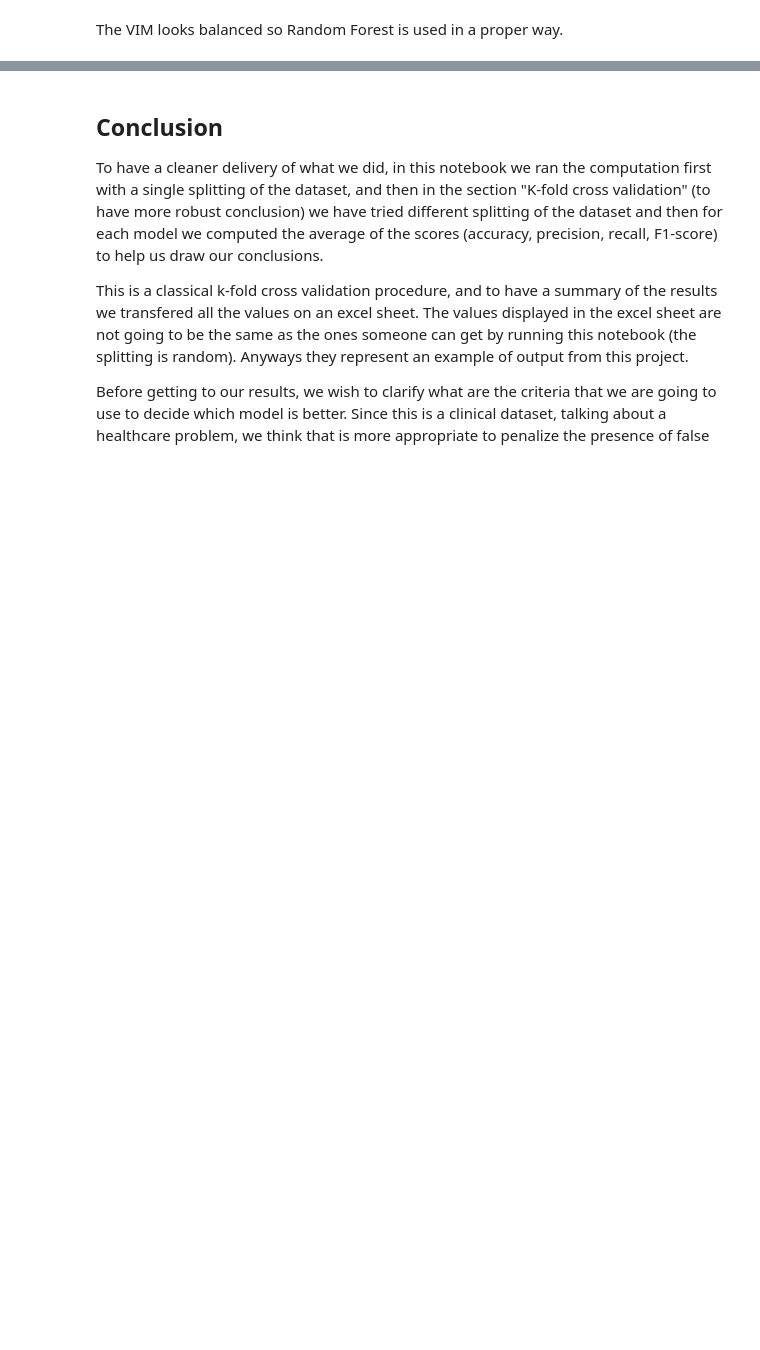
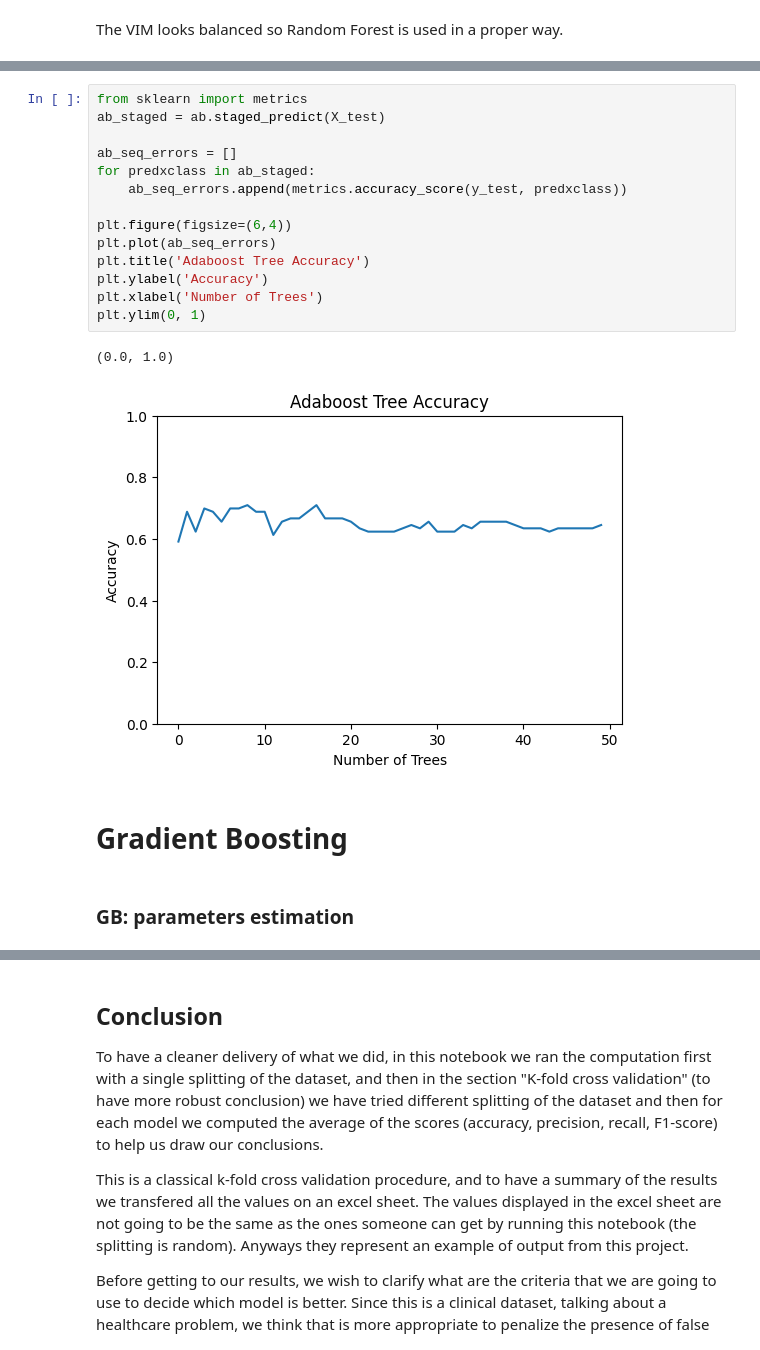
Before and after one commit to gabpedroni/SAheart-dataset-classification, a Jupyter notebook: projet1_Pedroni_Turchi.ipynb, the cells around one changed output, grey strips where cells are left out. Cells and saved outputs as stored; diff of their text form; blank space fills up the shorter version.

```diff
--- a/projet1_Pedroni_Turchi.ipynb
+++ b/projet1_Pedroni_Turchi.ipynb
@@ -608,0 +570,21 @@ The VIM looks balanced so Random Forest is used in a proper way.
+# %%
+from sklearn import metrics
+ab_staged = ab.staged_predict(X_test)
+
+ab_seq_errors = []
+for predxclass in ab_staged:
+    ab_seq_errors.append(metrics.accuracy_score(y_test, predxclass))
+
+plt.figure(figsize=(6,4))
+plt.plot(ab_seq_errors)
+plt.title('Adaboost Tree Accuracy')
+plt.ylabel('Accuracy')
+plt.xlabel('Number of Trees')
+plt.ylim(0, 1)
+# %% [output]
+(0.0, 1.0)
+[figure, added]
+# %% [markdown]
+# Gradient Boosting
+# %% [markdown]
+### GB: parameters estimation
```
Also changed, not shown: parts of 38 cells of this notebook.
